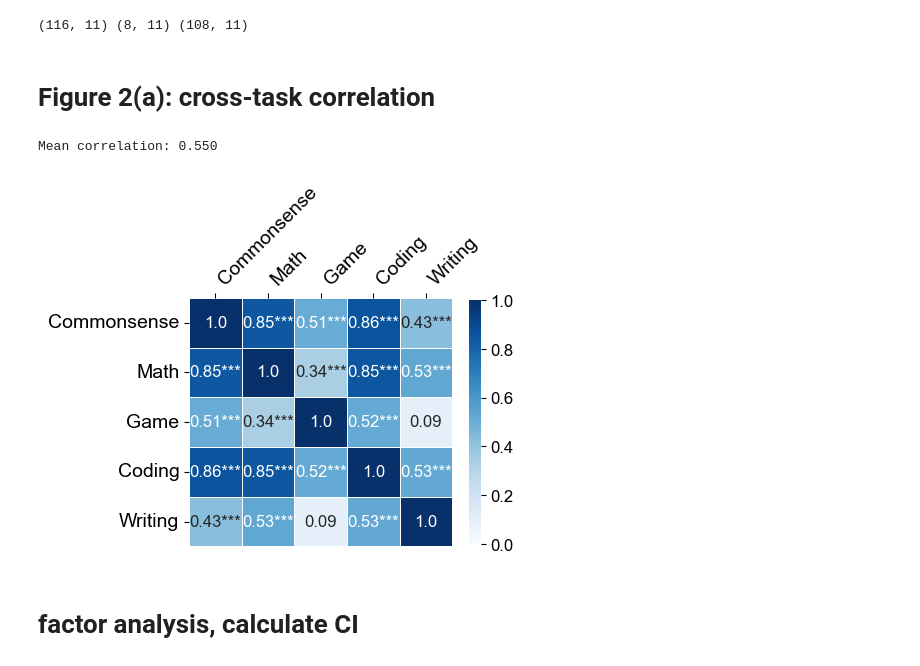
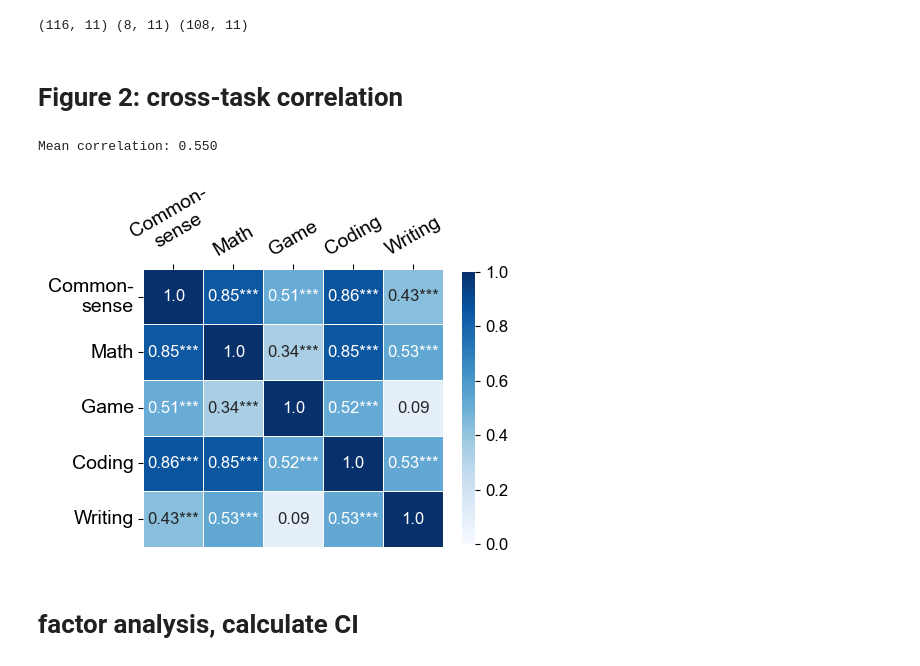
Before and after one commit to zhou-zl18/LLM_Collective_Intelligence, a Jupyter notebook: result_analysis.ipynb, the cells around one changed output. Saved outputs shown, nothing was run; the diff lists cells and outputs as text; code cells hidden in the pictures.

```diff
--- a/result_analysis.ipynb
+++ b/result_analysis.ipynb
@@ -10,6 +10,10 @@ import os
 from scipy.stats import pearsonr
 from sklearn.preprocessing import StandardScaler
 
+FONTNAME = "Arial"
+import matplotlib as mpl
+mpl.rcParams['font.family'] = 'Arial'
+
 filepath = r'.\figures'
 benchmarks = ['Commonsense', 'Math', 'Game', 'Coding', 'Writing']
 # %%
@@ -26,8 +28,10 @@ FONTNAME = "Arial"
-# %% [markdown]
-# Figure 2(a): cross-task correlation
+# %% [markdown]
+# Figure 2: cross-task correlation
 # %%
 df = df_group.copy()
 df = df[benchmarks].dropna()
+
+df.rename(columns={df.columns[0]: "Common-\nsense"}, inplace=True)
 
 n = df.shape[1]
 corr_matrix = df.corr().values
@@ -54,37 +58,37 @@ def significance_stars(p_value):
         return '**'
     elif p_value < 0.05:
         return '*'
     else:
         return ''
 
 annot_matrix = corr_matrix.copy().astype(str)
 
 for i in range(n):
     for j in range(n):
         if i != j:
             p_val = p_value_matrix[i, j]
             annot_matrix.iloc[i, j] = f"{corr_matrix.iloc[i, j]:.2f}{significance_stars(p_val)}"
 
 
 plt.figure(figsize=(5, 4))
 ax = sns.heatmap(corr_matrix, annot=annot_matrix, cmap='Blues', vmin=0, vmax=1,
             fmt='', linewidths=0.5, cbar_kws={"shrink": 0.98},
             annot_kws={"fontname": FONTNAME, "fontsize": 12})
 
 # 设置colorbar字体
 cbar = ax.collections[0].colorbar
 cbar.ax.tick_params(labelsize=12)
 for label in cbar.ax.get_yticklabels():
     label.set_fontname(FONTNAME)
 
 plt.gca().xaxis.set_ticks_position('top')
-plt.xticks(rotation=45, ha='left', fontname=FONTNAME, fontsize=14)
-plt.yticks(font=FONTNAME, fontsize=14)
+plt.xticks(rotation=30, ha='center', fontname=FONTNAME, fontsize=14)
+plt.yticks(rotation=0,font=FONTNAME, fontsize=14)
 
 plt.tight_layout()
-plt.savefig(os.path.join(filepath, 'benchmark_corr.pdf'), format='pdf')
+plt.savefig(os.path.join(filepath, 'benchmark_corr.pdf'), format='pdf', bbox_inches='tight')
 # %% [output]
-[figure, old version]
+[figure, new version]
 # %% [markdown]
 # factor analysis, calculate CI
 # %%
```
Also changed, not shown: parts of 20 cells of this notebook, 1 other file.
